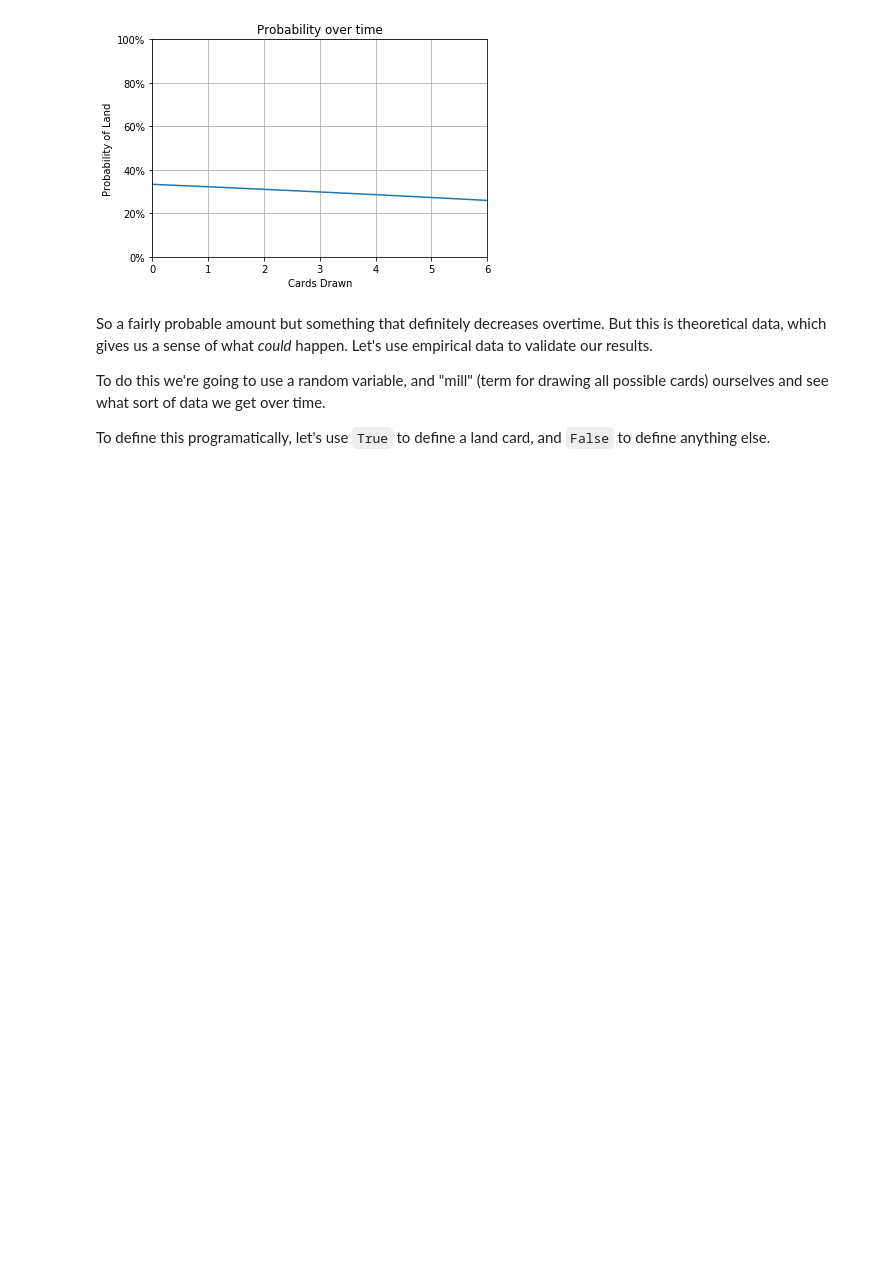
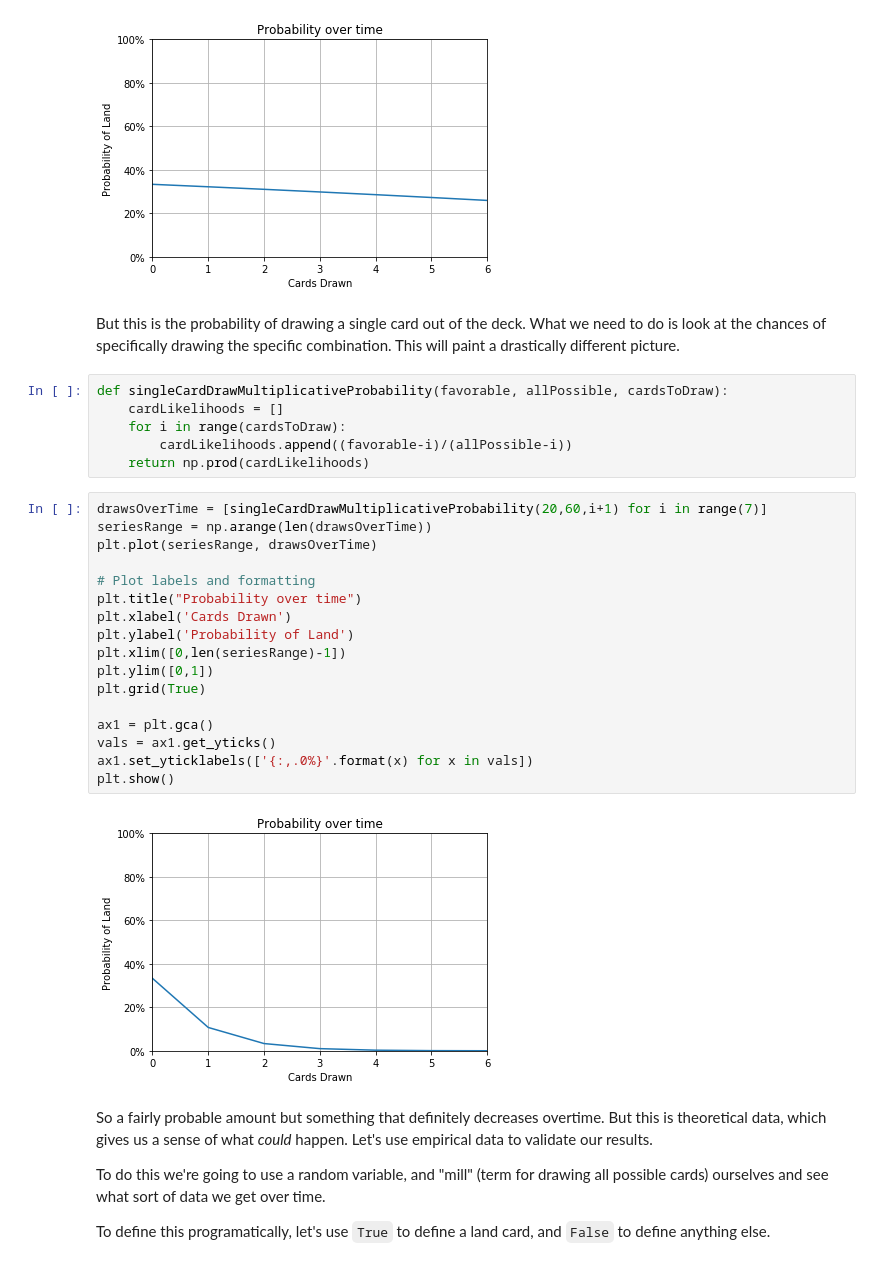
Before and after one commit to mitch-karch/statParty, a Jupyter notebook: MTGA and Card Shuffling.ipynb, the cells around one changed output. Drawn from its saved outputs; the diff is of its cells as text; blank space fills up the shorter version.

```diff
--- a/MTGA and Card Shuffling.ipynb
+++ b/MTGA and Card Shuffling.ipynb
@@ -72,6 +72,33 @@ ax1.set_yticklabels(['{:,.0%}'.format(x) for x in vals])
 plt.show()
 # %% [output]
 [figure]
+# %% [markdown]
+But this is the probability of drawing a single card out of the deck. What we need to do is look at the chances of specifically drawing the specific combination. This will paint a drastically different picture.
+# %%
+def singleCardDrawMultiplicativeProbability(favorable, allPossible, cardsToDraw):
+    cardLikelihoods = []
+    for i in range(cardsToDraw):
+        cardLikelihoods.append((favorable-i)/(allPossible-i))
+    return np.prod(cardLikelihoods)
+# %%
+drawsOverTime = [singleCardDrawMultiplicativeProbability(20,60,i+1) for i in range(7)]
+seriesRange = np.arange(len(drawsOverTime))
+plt.plot(seriesRange, drawsOverTime)
+
+# Plot labels and formatting
+plt.title("Probability over time")
+plt.xlabel('Cards Drawn')
+plt.ylabel('Probability of Land')
+plt.xlim([0,len(seriesRange)-1])
+plt.ylim([0,1])
+plt.grid(True)
+
+ax1 = plt.gca()
+vals = ax1.get_yticks()
+ax1.set_yticklabels(['{:,.0%}'.format(x) for x in vals])
+plt.show()
+# %% [output]
+[figure, added]
 # %% [markdown]
 So a fairly probable amount but something that definitely decreases overtime. But this is theoretical data, which gives us a sense of what *could* happen. Let's use empirical data to validate our results.
 
```
Also changed, not shown: parts of 4 cells of this notebook.
